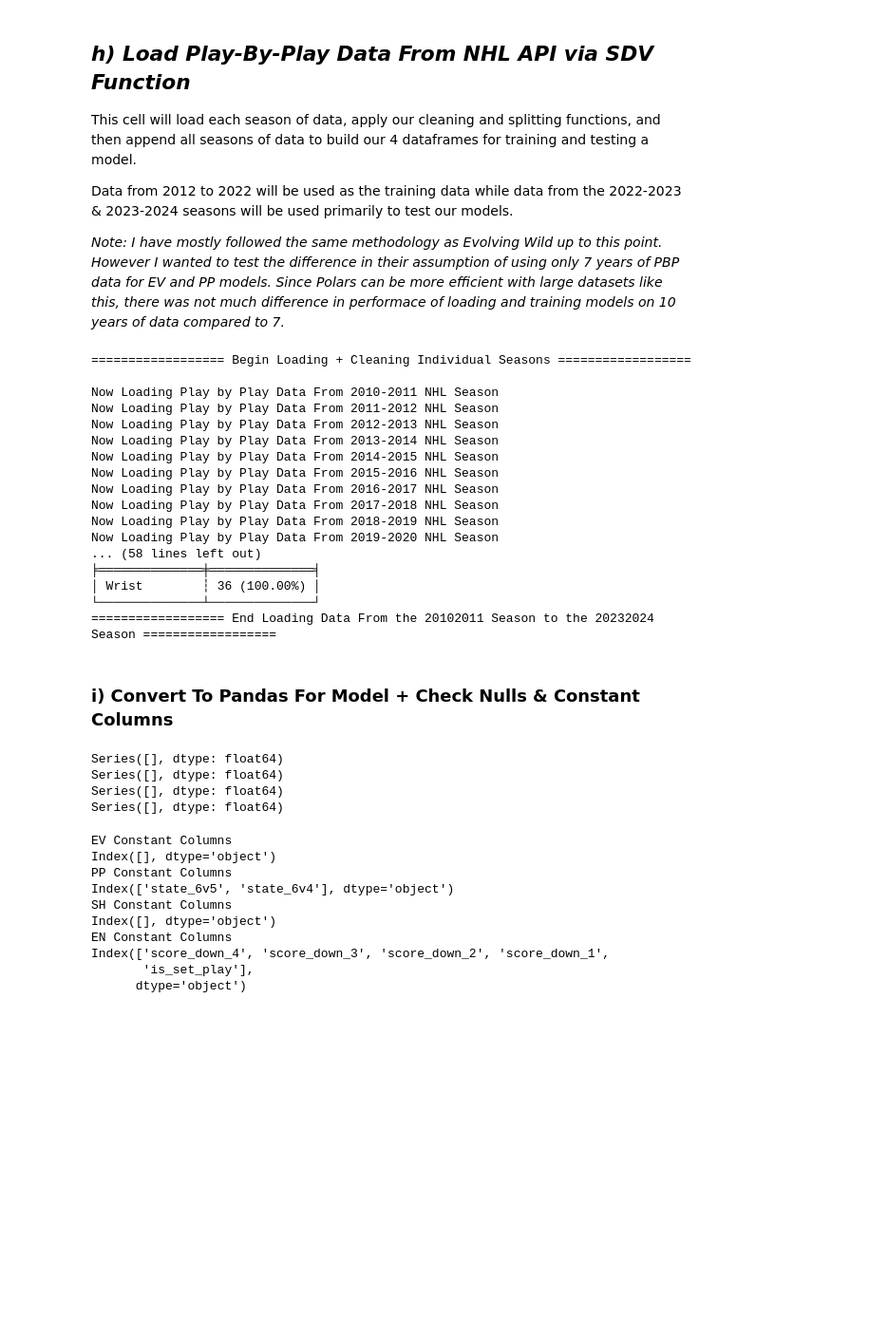
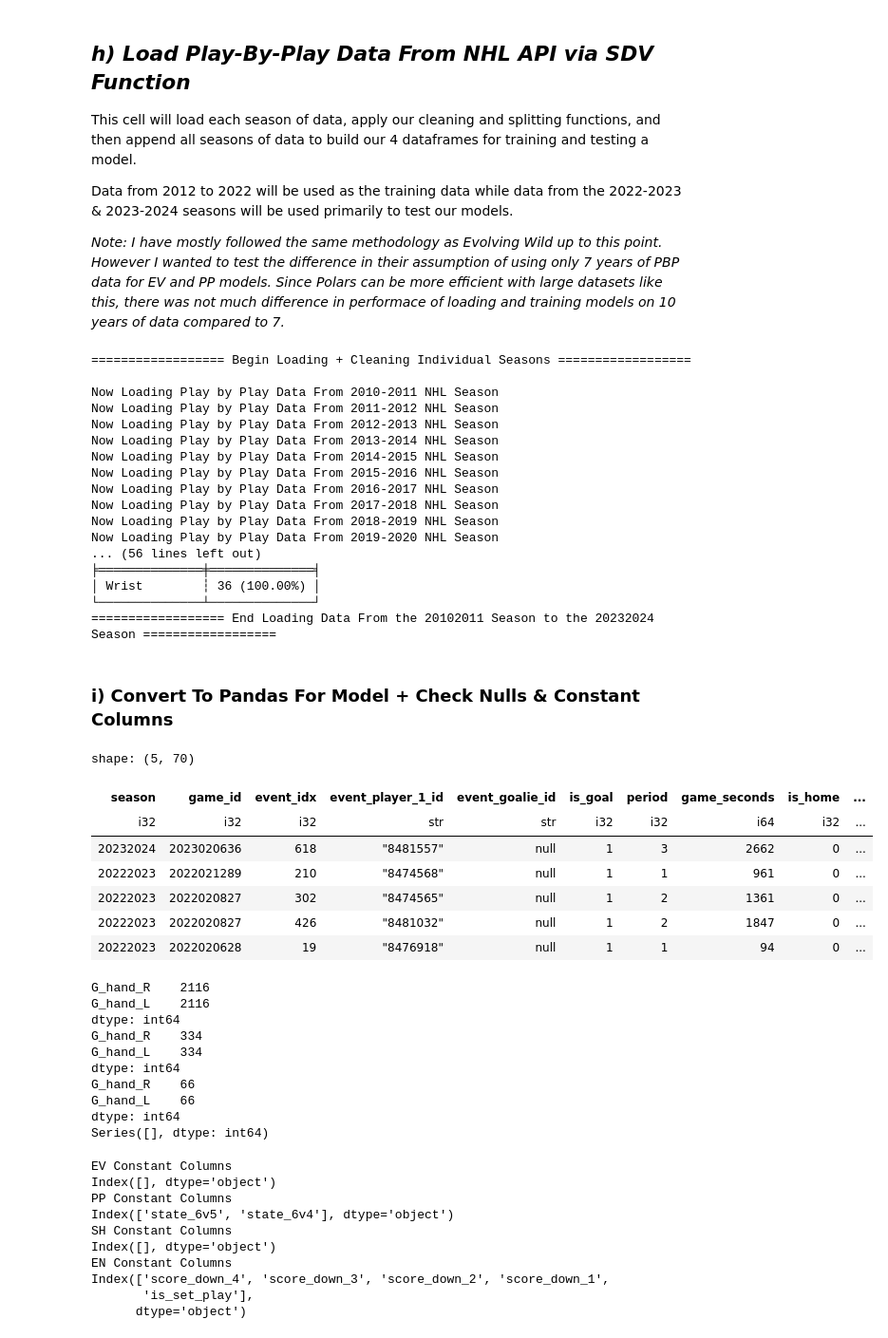
Before and after one commit to twinfield10/NHL-Data, a Jupyter notebook: NHL xG Model - Notebook.ipynb, the cells around one changed output. Shown at 95% size. Drawn from its saved outputs; the diff is of its cells as text; code cells hidden in the pictures; blank space fills up the shorter version.

```diff
--- a/NHL xG Model - Notebook.ipynb
+++ b/NHL xG Model - Notebook.ipynb
@@ -59,7 +59,7 @@ UE_STR_Codes = ["5v4", "4v5", "5v3", "3v5", "4v3", "3v4", "5vE", "Ev5", "4vE", "
 SH_STR_Codes = ['5v6', '4v5', '3v4', '4v6']
 # %%
 # Load Rosters
-roster_file = 'https://raw.githubusercontent.com/twinfield10/NHL-Data/main/Rosters/parquet/all/NHL_Roster_AllSeasons_Slim.parquet'
+roster_file = 'Rosters/parquet/all/NHL_Roster_AllSeasons_Slim.parquet'
 ROSTER_DF_RAW = pl.read_parquet(roster_file)
 ROSTER_DF = (
     ROSTER_DF_RAW
@@ -78,5 +78,6 @@ GOALIES = (
     .filter(pl.col('pos_G') == 1)
     .with_columns([pl.col("player_id").cast(pl.Utf8)])
     .select('player_id','hand_R', 'hand_L')
+    .unique()
 )
 GOALIES.columns = ['event_goalie_id', 'G_hand_R', 'G_hand_L']
@@ -750,7 +744,7 @@ def model_prep(data, prep_type):
         model_prep = (
             data
             .join(ROSTER_DF.with_columns(pl.col('event_player_1_id').cast(pl.Utf8)), on=["event_player_1_id"], how = 'left')
-            #.join(GOALIES, on=["event_goalie_id"], how = 'left')
+            .join(GOALIES, on=["event_goalie_id"], how = 'left')
             .with_columns([
                 # Target Variable
                 (pl.when(pl.col('event_type') == "GOAL").then(pl.lit(1)).otherwise(pl.lit(0))).alias('is_goal'),
@@ -824,13 +818,13 @@ def model_prep(data, prep_type):
         new_cols = model_prep.columns[-32:]
         model_prep = (
             model_prep
-            .select([ 'season', 'game_id', 'event_idx', 'secondary_type',
+            .select([ 'season', 'game_id', 'event_idx', 'secondary_type', 'event_player_1_id', 'event_goalie_id',
                 'is_goal',
                 'period', 'game_seconds','is_home', 'is_overtime', 'is_playoff',
                 'x_abs', 'y_abs', 'event_distance', 'event_angle',
                 'event_angle_change', 'event_angle_change_speed',
                 'seconds_since_last', 'distance_from_last', 'x_abs_last', 'y_abs_last', 'puck_speed_since_last',
-                'pos_F', 'pos_D', 'pos_G', 'hand_R', 'hand_L', #'G_hand_R', 'G_hand_L',
+                'pos_F', 'pos_D', 'pos_G', 'hand_R', 'hand_L', 'G_hand_R', 'G_hand_L',
                 'event_team_shift_time_diff', 'event_team_toi', 'def_team_toi'] + new_cols
             )
         )
@@ -839,7 +833,7 @@ def model_prep(data, prep_type):
         model_prep = (
             data
             .join(ROSTER_DF.with_columns(pl.col('event_player_1_id').cast(pl.Utf8)), on=["event_player_1_id"], how = 'left')
-            #.join(GOALIES, on=["event_goalie_id"], how = 'left')
+            .join(GOALIES, on=["event_goalie_id"], how = 'left')
             .with_columns([
                 # Target Variable
                 (pl.when(pl.col('event_type') == "GOAL").then(pl.lit(1)).otherwise(pl.lit(0))).alias('is_goal'),
@@ -920,14 +914,14 @@ def model_prep(data, prep_type):
         new_cols = model_prep.columns[-34:]
         model_prep = (
             model_prep
-            .select([ 'season', 'game_id', 'event_idx', 'secondary_type',
+            .select([ 'season', 'game_id', 'event_idx', 'secondary_type', 'event_player_1_id', 'event_goalie_id',
                 'is_goal',
                 'period', 'game_seconds','is_home', 'is_overtime', 'is_playoff',
                 'x_abs', 'y_abs', 'event_angle', 'event_distance',
                 'event_angle_change', 'event_angle_change_speed',
                 'seconds_since_last', 'distance_from_last', 'x_abs_last', 'y_abs_last', 'puck_speed_since_last',
                 'pen_seconds_since', 'prior_event_EV', 'is_two_ma',
-                'pos_F', 'pos_D', 'pos_G', 'hand_R', 'hand_L', #'G_hand_R', 'G_hand_L',
+                'pos_F', 'pos_D', 'pos_G', 'hand_R', 'hand_L', 'G_hand_R', 'G_hand_L',
                 'event_team_shift_time_diff', 'event_team_toi', 'def_team_toi'] + new_cols
             )
         )
@@ -936,7 +930,7 @@ def model_prep(data, prep_type):
         model_prep = (
             data
             .join(ROSTER_DF.with_columns(pl.col('event_player_1_id').cast(pl.Utf8)), on=["event_player_1_id"], how = 'left')
-            #.join(GOALIES, on=["event_goalie_id"], how = 'left')
+            .join(GOALIES, on=["event_goalie_id"], how = 'left')
             .with_columns([
                 # Target Variable
                 (pl.when(pl.col('event_type') == "GOAL").then(pl.lit(1)).otherwise(pl.lit(0))).alias('is_goal'),
@@ -1013,14 +1007,14 @@ def model_prep(data, prep_type):
         new_cols = model_prep.columns[-32:]
         model_prep = (
             model_prep
-            .select([ 'season', 'game_id', 'event_idx', 'secondary_type',
+            .select([ 'season', 'game_id', 'event_idx', 'secondary_type', 'event_player_1_id', 'event_goalie_id',
                 'is_goal',
                 'period', 'game_seconds','is_home', 'is_overtime', 'is_playoff',
                 'x_abs', 'y_abs', 'event_angle', 'event_distance',
                 'event_angle_change', 'event_angle_change_speed',
                 'seconds_since_last', 'distance_from_last', 'x_abs_last', 'y_abs_last', 'puck_speed_since_last',
                 'pen_seconds_since', 'prior_event_EV',
-                'pos_F', 'pos_D', 'pos_G', 'hand_R', 'hand_L', #'G_hand_R', 'G_hand_L',
+                'pos_F', 'pos_D', 'pos_G', 'hand_R', 'hand_L', 'G_hand_R', 'G_hand_L',
                 'event_team_shift_time_diff', 'event_team_toi', 'def_team_toi'] + new_cols
             )
         )
@@ -1105,7 +1099,7 @@ def model_prep(data, prep_type):
         new_cols = model_prep.columns[-32:]
         model_prep = (
             model_prep
-            .select(['season', 'game_id', 'event_idx', 'secondary_type',
+            .select(['season', 'game_id', 'event_idx', 'secondary_type', 'event_player_1_id',
                 'is_goal',
                 'period', 'game_seconds','is_home', 'is_overtime', 'is_playoff',
                 'x_abs', 'y_abs', 'event_distance', 'event_angle',
@@ -1224,7 +1218,7 @@ for i in range(2010,2024):
     print(f"Now Loading Play by Play Data From {i}-{i+1} NHL Season")
 
     # Basic Clean/Manipulation
-    df = clean_pbp_data(pl.read_parquet(f'https://raw.githubusercontent.com/twinfield10/NHL-Data/main/PBP/parquet/API_RAW_PBP_Data_{i}{i+1}.parquet'))
+    df = clean_pbp_data(pl.read_parquet(f'PBP/parquet/API_RAW_PBP_Data_{i}{i+1}.parquet'))
 
     # Create Indexes
     df = index_input_data(df)
@@ -1283,10 +1277,10 @@ print(" ")
 print("================== Begin Imputing Null Shot Type Values ==================")
 print(" ")
 
-EV_PBP = imp_sec_type(EV_PBP).drop('event_detail', 'event_team_toi', 'def_team_toi')
-PP_PBP = imp_sec_type(PP_PBP).drop('event_detail', 'event_team_toi', 'def_team_toi')
-SH_PBP = imp_sec_type(SH_PBP).drop('event_detail', 'event_team_toi', 'def_team_toi')
-EN_PBP = imp_sec_type(EN_PBP).drop('event_detail', 'event_team_toi', 'def_team_toi')
+EV_PBP = imp_sec_type(EV_PBP).drop('event_detail', 'event_team_toi', 'def_team_toi').with_columns(pl.lit('EV').alias('strength_type'))
+PP_PBP = imp_sec_type(PP_PBP).drop('event_detail', 'event_team_toi', 'def_team_toi').with_columns(pl.lit('PP').alias('strength_type'))
+SH_PBP = imp_sec_type(SH_PBP).drop('event_detail', 'event_team_toi', 'def_team_toi').with_columns(pl.lit('SH').alias('strength_type'))
+EN_PBP = imp_sec_type(EN_PBP).drop('event_detail', 'event_team_toi', 'def_team_toi').with_columns(pl.lit('EN').alias('strength_type'))
 
 print("================== End Loading Data From the " + str(EN_PBP['season'].min()) + " Season to the " + str(EN_PBP['season'].max())  + " Season ==================")
 # %% [output]
@@ -1302,11 +1296,22 @@ Now Loading Play by Play Data From 2016-2017 NHL Season
 Now Loading Play by Play Data From 2017-2018 NHL Season
 Now Loading Play by Play Data From 2018-2019 NHL Season
 Now Loading Play by Play Data From 2019-2020 NHL Season
-... (58 lines left out)
+... (56 lines left out)
 ╞══════════════╪══════════════╡
 │ Wrist        ┆ 36 (100.00%) │
 └──────────────┴──────────────┘
 ================== End Loading Data From the 20102011 Season to the 20232024 Season ==================
 # %% [markdown]
 ### i) Convert To Pandas For Model + Check Nulls & Constant Columns
+# %%
+EV_PBP.filter((pl.col('event_goalie_id').is_null()) & pl.col('is_goal') == 1).sort('game_id', descending=True).head()
+# %% [output]
+shape: (5, 70)
+| season | game_id | event_idx | event_player_1_id | event_goalie_id | is_goal | period | game_seconds | is_home | ... |
+| i32 | i32 | i32 | str | str | i32 | i32 | i64 | i32 | ... |
+| 20232024 | 2023020636 | 618 | "8481557" | null | 1 | 3 | 2662 | 0 | ... |
+| 20222023 | 2022021289 | 210 | "8474568" | null | 1 | 1 | 961 | 0 | ... |
+| 20222023 | 2022020827 | 302 | "8474565" | null | 1 | 2 | 1361 | 0 | ... |
+| 20222023 | 2022020827 | 426 | "8481032" | null | 1 | 2 | 1847 | 0 | ... |
+| 20222023 | 2022020628 | 19 | "8476918" | null | 1 | 1 | 94 | 0 | ... |
 # %%
@@ -1317,16 +1322,22 @@ EN_PD = EN_PBP.to_pandas()
 # %%
 for df in [EV_PD, PP_PD, SH_PD, EN_PD]:
     # Get the count of null values in each column
-    null_counts = df.filter(df['season'] != 20232024).isnull().sum()
+    null_counts = df.isnull().sum()
     # Filter columns with count > 0
     filtered_columns = null_counts[null_counts > 0]
     # Show the filtered DataFrame
     print(filtered_columns)
 # %% [output]
-Series([], dtype: float64)
-Series([], dtype: float64)
-Series([], dtype: float64)
-Series([], dtype: float64)
+G_hand_R    2116
+G_hand_L    2116
+dtype: int64
+G_hand_R    334
+G_hand_L    334
+dtype: int64
+G_hand_R    66
+G_hand_L    66
+dtype: int64
+Series([], dtype: int64)
 # %%
 EV_PD.dropna(how = 'any', inplace = True)
 PP_PD.dropna(how = 'any', inplace = True)
```
Also changed, not shown: parts of 11 cells of this notebook, 14 other files.
